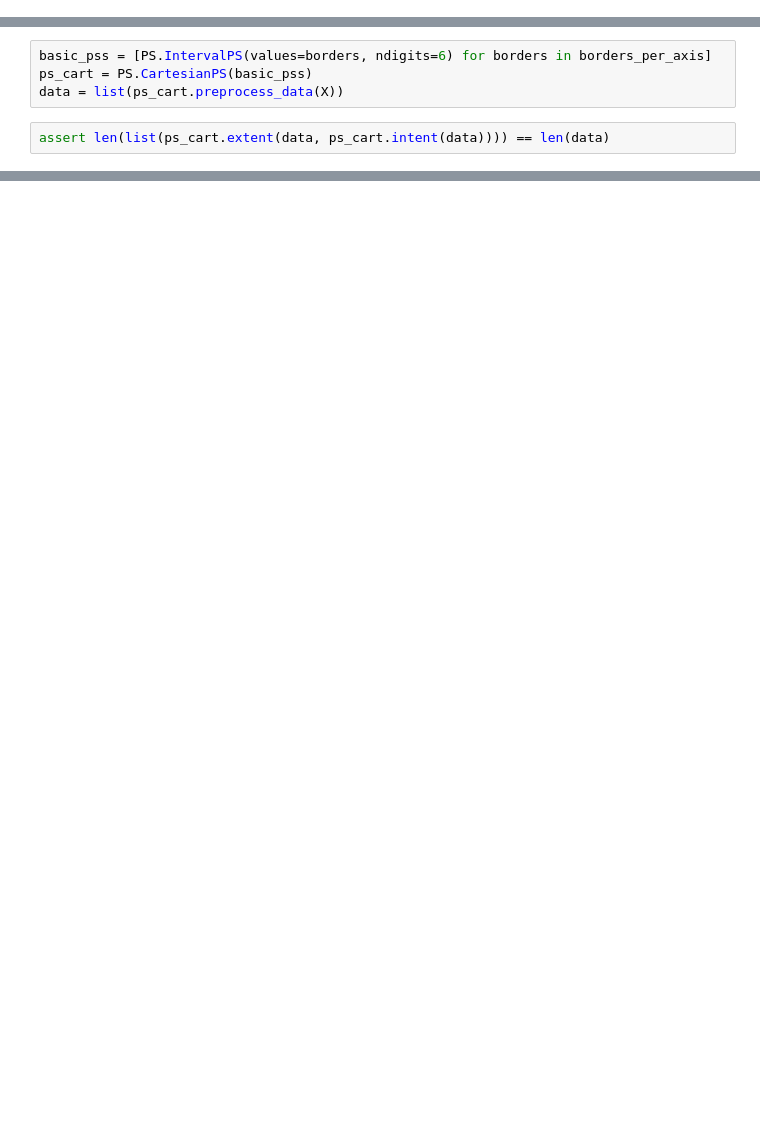
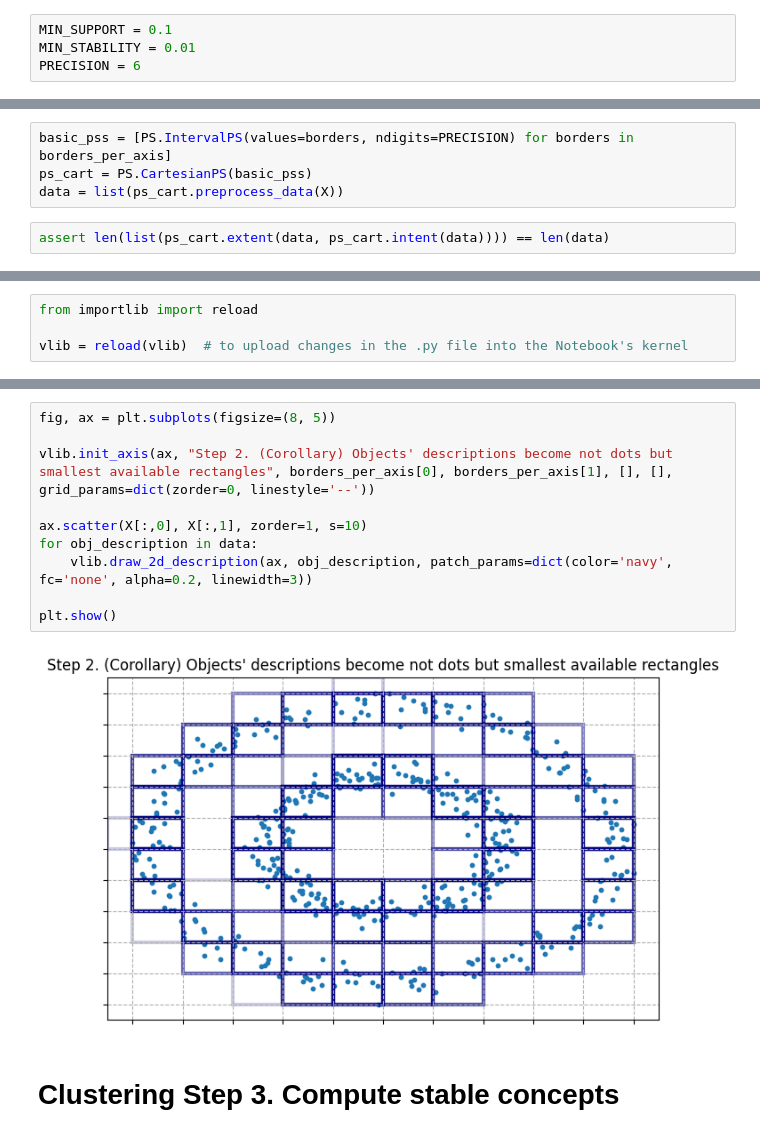
Before and after one commit to EgorDudyrev/Paper_StablePatternClustering, a Jupyter notebook: notebooks/27.08_First_clusterisation_script.ipynb, the cells around one changed output, grey strips where cells are left out. Cells and saved outputs as stored; diff of their text form; blank space fills up the shorter version.

```diff
--- a/notebooks/27.08_First_clusterisation_script.ipynb
+++ b/notebooks/27.08_First_clusterisation_script.ipynb
@@ -30 +52,5 @@ X.min(0), X.max(0)
+# %%
+MIN_SUPPORT = 0.1
+MIN_STABILITY = 0.01
+PRECISION = 6
 # %%
@@ -41,5 +66,5 @@ borders_per_axis
 # %%
-basic_pss = [PS.IntervalPS(values=borders, ndigits=6) for borders in borders_per_axis]
+basic_pss = [PS.IntervalPS(values=borders, ndigits=PRECISION) for borders in borders_per_axis]
 ps_cart = PS.CartesianPS(basic_pss)
 data = list(ps_cart.preprocess_data(X))
 # %%
@@ -51,0 +72,4 @@ print(len(attr_extents))
+# %%
+from importlib import reload
+
+vlib = reload(vlib)  # to upload changes in the .py file into the Notebook's kernel
@@ -51,0 +87,14 @@ print(len(attr_extents))
+# %%
+fig, ax = plt.subplots(figsize=(8, 5))
+
+vlib.init_axis(ax, "Step 2. (Corollary) Objects' descriptions become not dots but smallest available rectangles", borders_per_axis[0], borders_per_axis[1], [], [], grid_params=dict(zorder=0, linestyle='--'))
+
+ax.scatter(X[:,0], X[:,1], zorder=1, s=10)
+for obj_description in data:
+    vlib.draw_2d_description(ax, obj_description, patch_params=dict(color='navy', fc='none', alpha=0.2, linewidth=3))
+
+plt.show()
+# %% [output]
+[figure, added]
+# %% [markdown]
+# Clustering Step 3. Compute stable concepts
```
Also changed, not shown: parts of 39 cells of this notebook, 6 other files.
